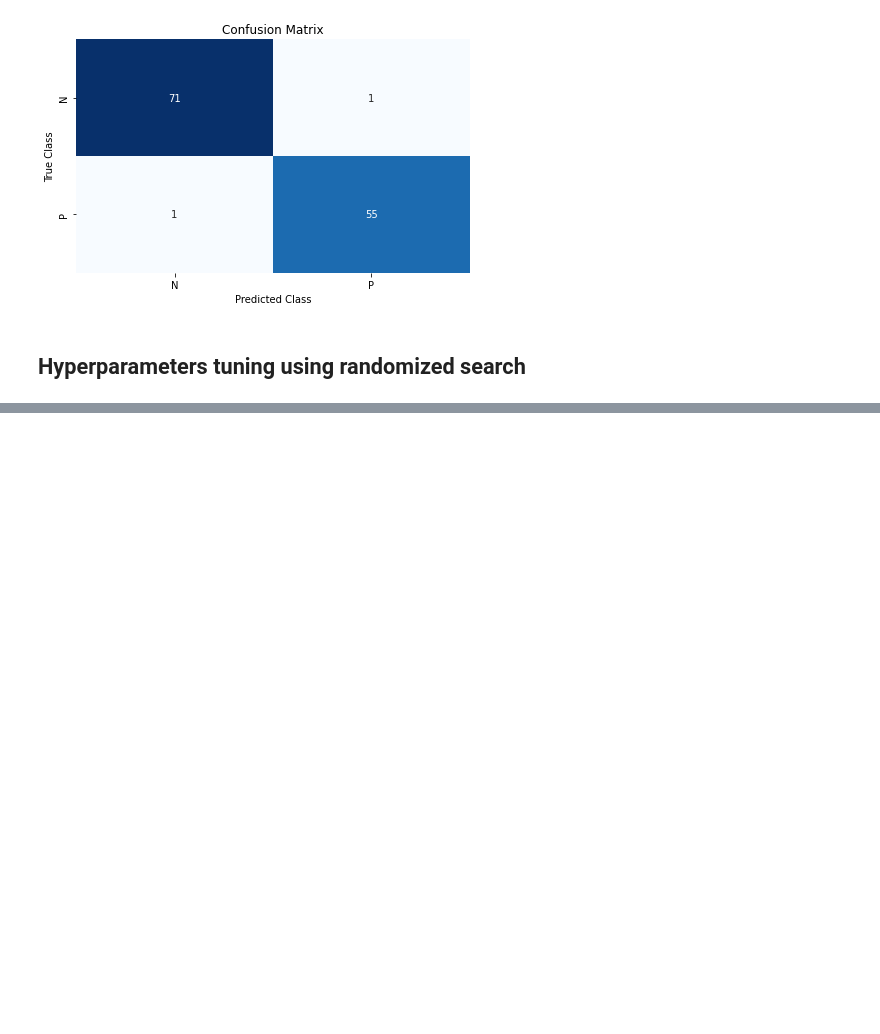
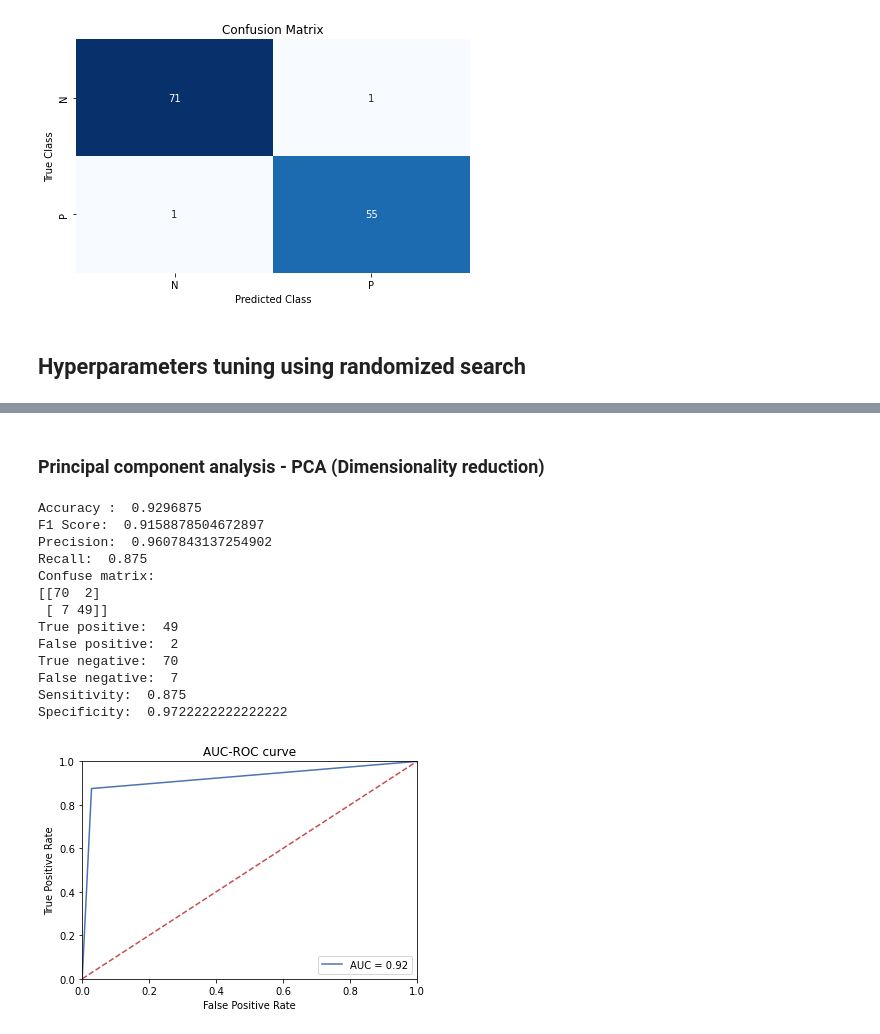
Before and after one commit to MilicaTrifunovic/MachineLearning, a Jupyter notebook: Project 1/Classification.ipynb, the cells around one changed output, grey strips where cells are left out. Cells and saved outputs as stored; diff of their text form; code cells hidden in the pictures; blank space fills up the shorter version.

```diff
--- a/Project 1/Classification.ipynb
+++ b/Project 1/Classification.ipynb
@@ -1353,0 +1446,31 @@ auc_roc_plot(y_test_upsampled, pca_prediction)
+# %% [markdown]
+### Principal component analysis - PCA (Dimensionality reduction)
+# %%
+pca = PCA(n_components = 12)
+X_train_upsampled_pca = pca.fit_transform(X_train_upsampled_transformed)
+X_test_upsampled_pca = pca.transform(X_test_upsampled_transformed)
+
+lr_classifier = LogisticRegression()
+lr_classifier.set_params(**gs_best_model.best_estimator_.get_params())
+
+lr_classifier.fit(X_train_upsampled_pca, y_train_upsampled)
+pca_prediction = lr_classifier.predict(X_test_upsampled_pca)
+
+eval_model(y_test_upsampled, pca_prediction)
+
+auc_roc_plot(y_test_upsampled, pca_prediction)
+# %% [output]
+Accuracy :  0.9296875
+F1 Score:  0.9158878504672897
+Precision:  0.9607843137254902
+Recall:  0.875
+Confuse matrix:
+[[70  2]
+ [ 7 49]]
+True positive:  49
+False positive:  2
+True negative:  70
+False negative:  7
+Sensitivity:  0.875
+Specificity:  0.9722222222222222
+[figure, added]
```
Also changed, not shown: parts of 68 cells of this notebook.
